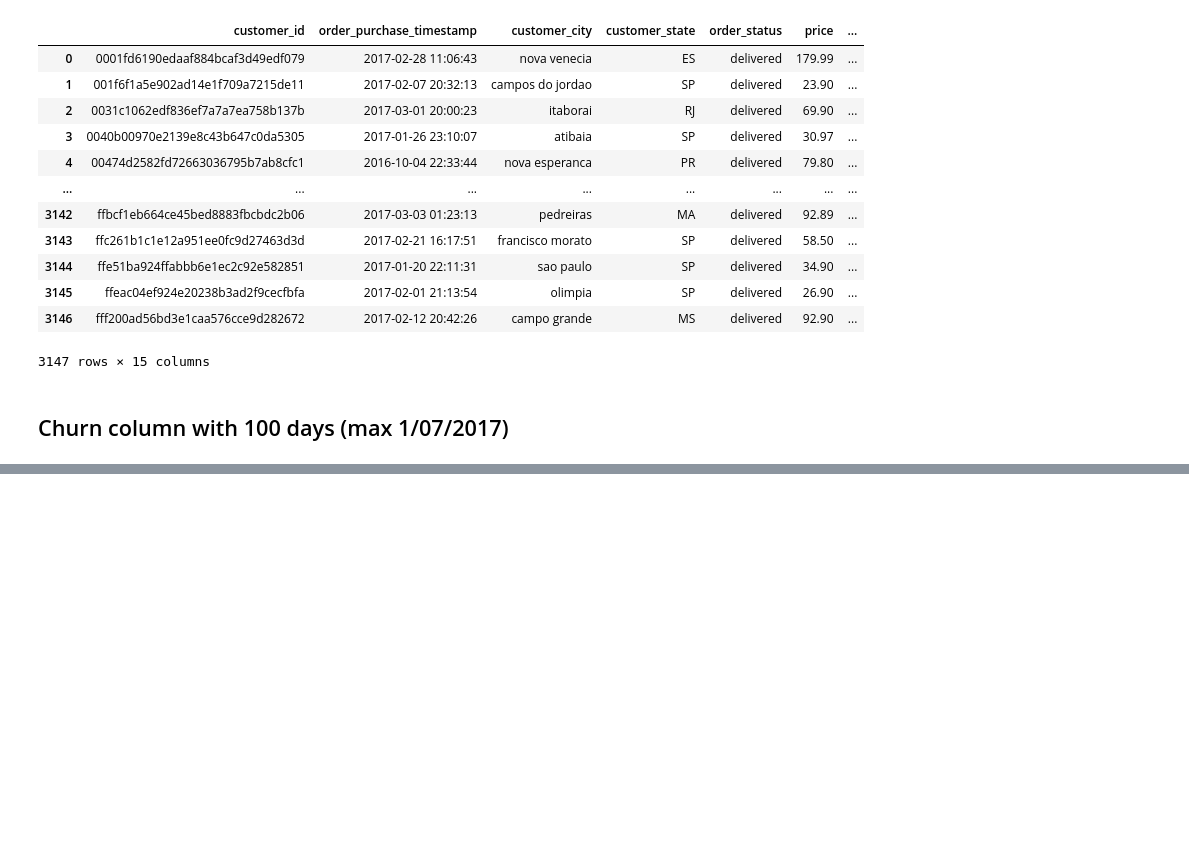
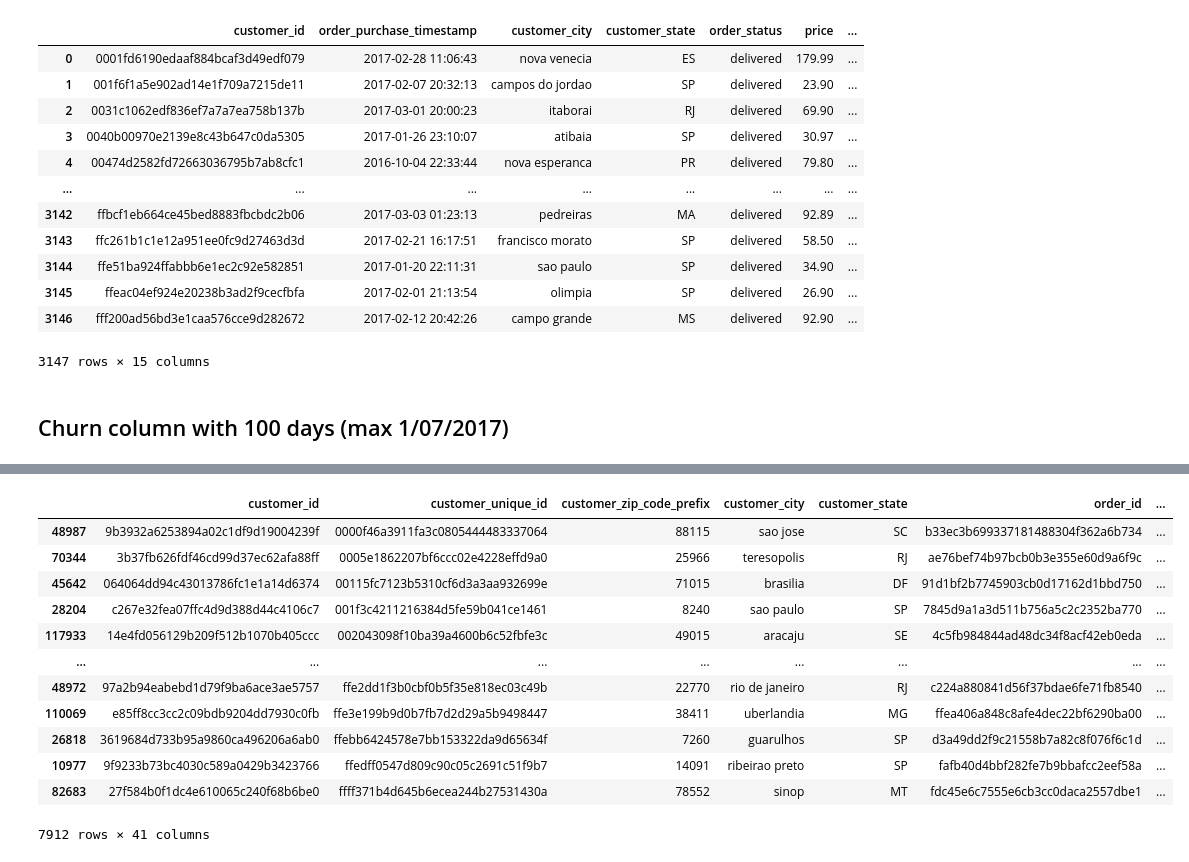
Before and after one commit to SilvanaKoga/tfm-uned-churn, a Jupyter notebook: Notebooks/Merge.ipynb, the cells around one changed output, grey strips where cells are left out. Saved outputs shown, nothing was run; the diff lists cells and outputs as text; code cells hidden in the pictures; blank space fills up the shorter version.

```diff
--- a/Notebooks/Merge.ipynb
+++ b/Notebooks/Merge.ipynb
@@ -608,0 +736,6 @@ dataset_90_df.to_csv(r"C:\Users\Hallen\Documents\mis_cosas\silvana\master\tfm-un
+# %%
+CHURN_DAYS = 110
+# %%
+start_date_110 = olist_df["order_purchase_timestamp"].min()
+
+start_date_110
@@ -608,0 +744,4 @@ dataset_90_df.to_csv(r"C:\Users\Hallen\Documents\mis_cosas\silvana\master\tfm-un
+# %%
+one_hundred_ten_days_later = start_date_110 + pd.Timedelta(days= CHURN_DAYS)
+
+one_hundred_ten_days_later
@@ -608,0 +750,4 @@ dataset_90_df.to_csv(r"C:\Users\Hallen\Documents\mis_cosas\silvana\master\tfm-un
+# %%
+end_date = one_hundred_ten_days_later + pd.Timedelta(days= CHURN_DAYS)
+
+end_date
@@ -608,0 +756,18 @@ dataset_90_df.to_csv(r"C:\Users\Hallen\Documents\mis_cosas\silvana\master\tfm-un
+# %%
+obs_110_df = olist_df[(olist_df["order_purchase_timestamp"]>= start_date_110) & (olist_df["order_purchase_timestamp"] < end_date)]
+
+obs_110_df
+# %% [output]
+|  | customer_id | customer_unique_id | customer_zip_code_prefix | customer_city | customer_state | order_id | ... |
+| 48987 | 9b3932a6253894a02c1df9d19004239f | 0000f46a3911fa3c0805444483337064 | 88115 | sao jose | SC | b33ec3b699337181488304f362a6b734 | ... |
+| 70344 | 3b37fb626fdf46cd99d37ec62afa88ff | 0005e1862207bf6ccc02e4228effd9a0 | 25966 | teresopolis | RJ | ae76bef74b97bcb0b3e355e60d9a6f9c | ... |
+| 45642 | 064064dd94c43013786fc1e1a14d6374 | 00115fc7123b5310cf6d3a3aa932699e | 71015 | brasilia | DF | 91d1bf2b7745903cb0d17162d1bbd750 | ... |
+| 28204 | c267e32fea07ffc4d9d388d44c4106c7 | 001f3c4211216384d5fe59b041ce1461 | 8240 | sao paulo | SP | 7845d9a1a3d511b756a5c2c2352ba770 | ... |
+| 117933 | 14e4fd056129b209f512b1070b405ccc | 002043098f10ba39a4600b6c52fbfe3c | 49015 | aracaju | SE | 4c5fb984844ad48dc34f8acf42eb0eda | ... |
+| ... | ... | ... | ... | ... | ... | ... | ... |
+| 48972 | 97a2b94eabebd1d79f9ba6ace3ae5757 | ffe2dd1f3b0cbf0b5f35e818ec03c49b | 22770 | rio de janeiro | RJ | c224a880841d56f37bdae6fe71fb8540 | ... |
+| 110069 | e85ff8cc3cc2c09bdb9204dd7930c0fb | ffe3e199b9d0b7fb7d2d29a5b9498447 | 38411 | uberlandia | MG | ffea406a848c8afe4dec22bf6290ba00 | ... |
+| 26818 | 3619684d733b95a9860ca496206a6ab0 | ffebb6424578e7bb153322da9d65634f | 7260 | guarulhos | SP | d3a49dd2f9c21558b7a82c8f076f6c1d | ... |
+| 10977 | 9f9233b73bc4030c589a0429b3423766 | ffedff0547d809c90c05c2691c51f9b7 | 14091 | ribeirao preto | SP | fafb40d4bbf282fe7b9bbafcc2eef58a | ... |
+| 82683 | 27f584b0f1dc4e610065c240f68b6be0 | ffff371b4d645b6ecea244b27531430a | 78552 | sinop | MT | fdc45e6c7555e6cb3cc0daca2557dbe1 | ... |
+7912 rows × 41 columns
```
Also changed, not shown: parts of 20 cells of this notebook.
